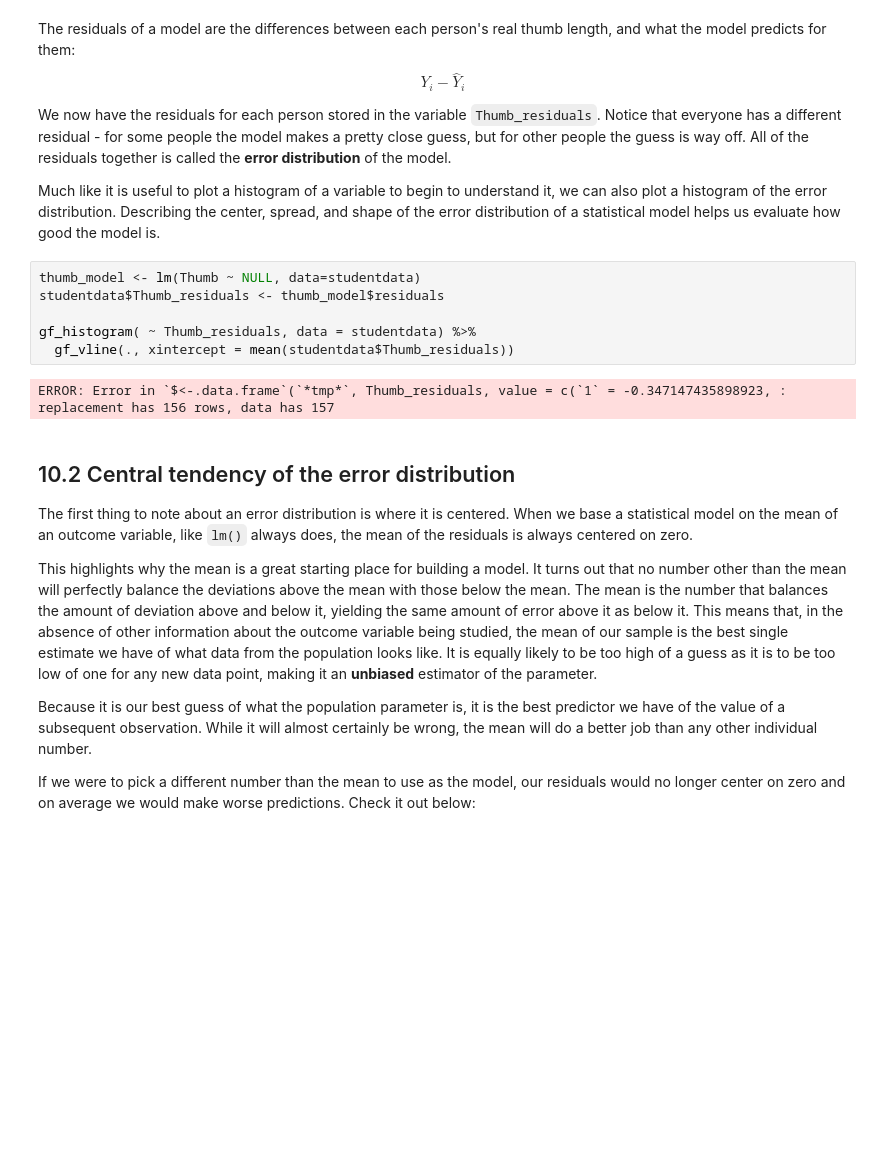
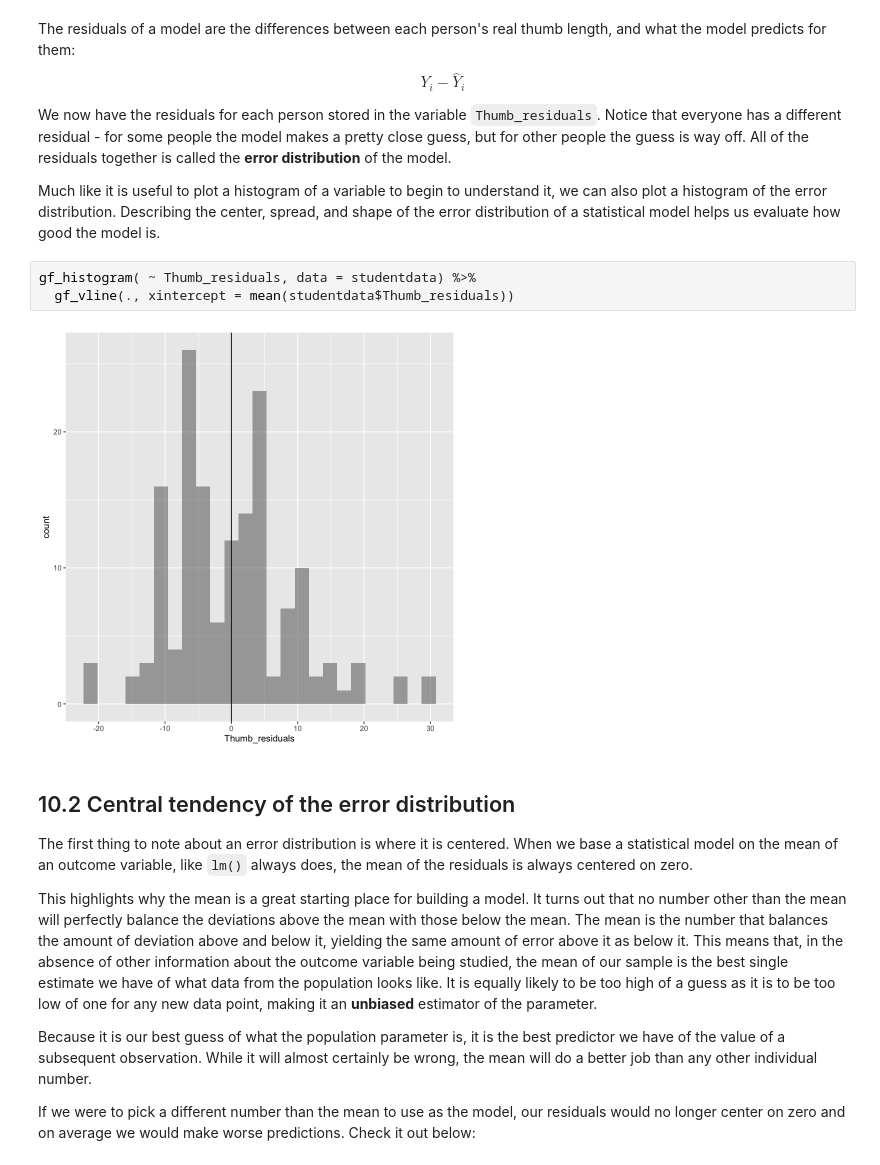
Before and after one commit to smburns47/Psyc158, a Jupyter notebook: chapter-10.ipynb, the cells around one changed output. Cells and saved outputs as stored; diff of their text form; blank space fills up the shorter version.

```diff
--- a/chapter-10.ipynb
+++ b/chapter-10.ipynb
@@ -51,13 +51,10 @@
 
 Much like it is useful to plot a histogram of a variable to begin to understand it, we can also plot a histogram of the error distribution. Describing the center, spread, and shape of the error distribution of a statistical model helps us evaluate how good the model is.
 # %%
-thumb_model <- lm(Thumb ~ NULL, data=studentdata)
-studentdata$Thumb_residuals <- thumb_model$residuals
-
 gf_histogram( ~ Thumb_residuals, data = studentdata) %>%
   gf_vline(., xintercept = mean(studentdata$Thumb_residuals))
 # %% [output]
-ERROR: Error in `$<-.data.frame`(`*tmp*`, Thumb_residuals, value = c(`1` = -0.347147435898923, : replacement has 156 rows, data has 157
+[figure, added]
 # %% [markdown]
 ## 10.2 Central tendency of the error distribution
 
```
Also changed, not shown: parts of 21 cells of this notebook, 4 other files.
